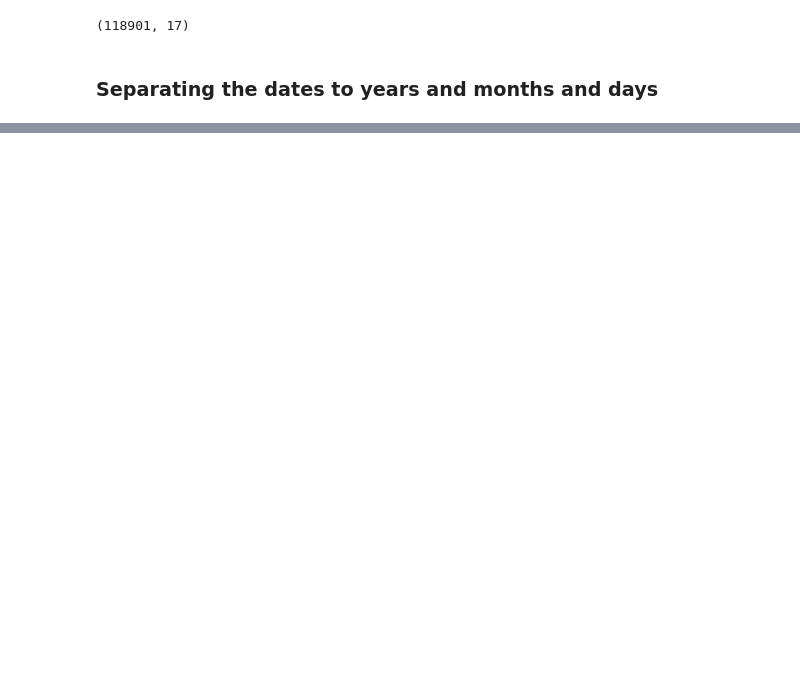
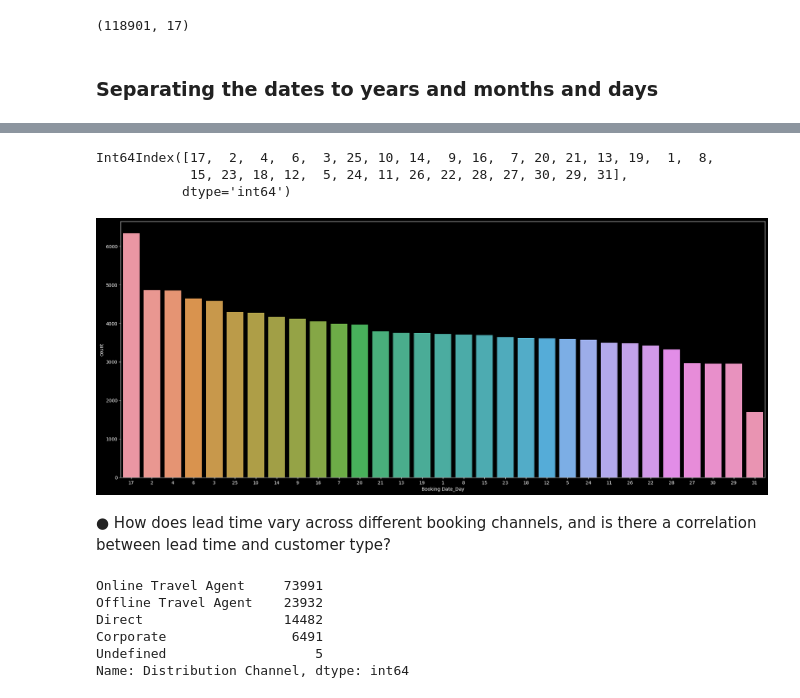
Before and after one commit to RheedWhan/SHG-analysis., a Jupyter notebook: Splendor_Hotel.ipynb, the cells around one changed output, grey strips where cells are left out. Cells and saved outputs as stored; diff of their text form; code cells hidden in the pictures; blank space fills up the shorter version.

```diff
--- a/Splendor_Hotel.ipynb
+++ b/Splendor_Hotel.ipynb
@@ -376,0 +403,24 @@ df.head()
+# %%
+day_order = df['Booking Date_Day'].value_counts().index
+day_order
+# %% [output]
+Int64Index([17,  2,  4,  6,  3, 25, 10, 14,  9, 16,  7, 20, 21, 13, 19,  1,  8,
+            15, 23, 18, 12,  5, 24, 11, 26, 22, 28, 27, 30, 29, 31],
+           dtype='int64')
+# %%
+plt.figure(figsize=(25, 10))
+sns.countplot(data=df, x='Booking Date_Day', order=day_order)
+plt.show()
+# %% [output]
+[figure, added]
+# %% [markdown]
+● How does lead time vary across different booking channels, and is there a correlation between lead time and customer type?
+# %%
+df['Distribution Channel'].value_counts()
+# %% [output]
+Online Travel Agent     73991
+Offline Travel Agent    23932
+Direct                  14482
+Corporate                6491
+Undefined                   5
+Name: Distribution Channel, dtype: int64
```
Also changed, not shown: parts of 21 cells of this notebook.
